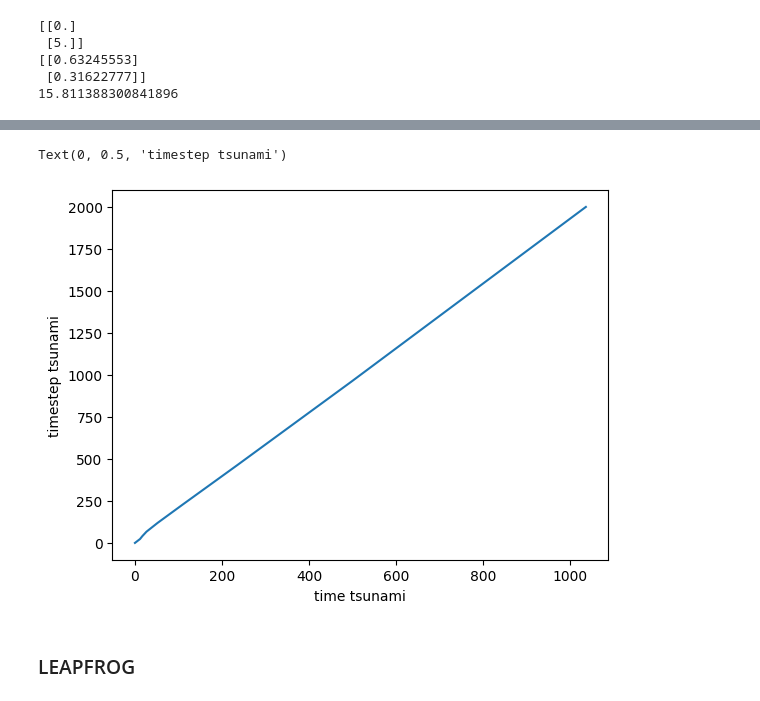
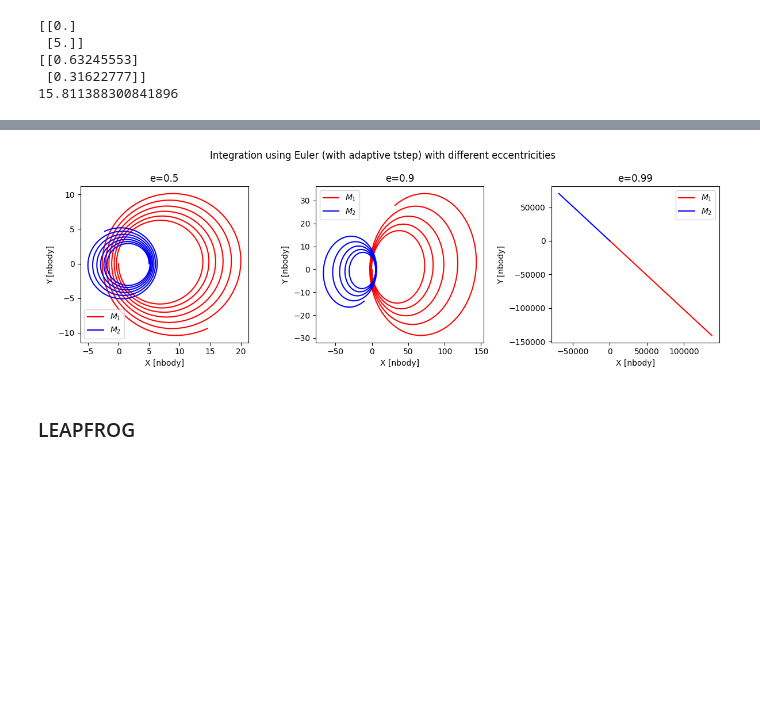
Before and after one commit to giadaaggio/compastro_23, a Jupyter notebook: Fireworks/assignment3/eccentric_orbit_tsunami.ipynb, the cells around one changed output, grey strips where cells are left out. Saved outputs shown, nothing was run; the diff lists cells and outputs as text; code cells hidden in the pictures; blank space fills up the shorter version.

```diff
--- a/Fireworks/assignment3/eccentric_orbit_tsunami.ipynb
+++ b/Fireworks/assignment3/eccentric_orbit_tsunami.ipynb
@@ -145,10 +130,58 @@ plt.legend()
-# %%
-plt.plot(time_euler_1_tsunami, time2_euler_1_tsunami)
-plt.xlabel('time tsunami')
-plt.ylabel('timestep tsunami')
-# %% [output]
-Text(0, 0.5, 'timestep tsunami')
-[figure, removed]
+# %%
+# e = 0.5
+path1_euler_1_adaptive, path2_euler_1_adaptive, Etot_euler_1_adaptive, Ekin_euler_1_adaptive, Epot_euler_1_adaptive, time_euler_1_adaptive, time2_euler_1_adaptive = integration_euler_adaptive(part_1_euler_adaptive,
+                                                                                                                                                                                                h_1, tsimulation_1,
+                                                                                                                                                                                                t,
+                                                                                                                                                                                                N)
+
+
+# e = 0.9
+path1_euler_2_adaptive, path2_euler_2_adaptive, Etot_euler_2_adaptive, Ekin_euler_2_adaptive, Epot_euler_2_adaptive, time_euler_2_adaptive, time2_euler_2_adaptive = integration_euler_adaptive(part_2_euler_adaptive,
+                                                                                                                                                                                                h_2, tsimulation_2,
+                                                                                                                                                                                                t,
+                                                                                                                                                                                                N)
+
+
+# e = 0.99
+path1_euler_3_adaptive, path2_euler_3_adaptive, Etot_euler_3_adaptive, Ekin_euler_3_adaptive, Epot_euler_3_adaptive, time_euler_3_adaptive, time2_euler_3_adaptive = integration_euler_adaptive(part_3_euler_adaptive,
+                                                                                                                                                                                                h_3, tsimulation_3,
+                                                                                                                                                                                                t,
+                                                                                                                                                                                                N)
+# %%
+plt.figure(figsize=(12,4))
+
+plt.suptitle('Integration using Euler (with adaptive tstep) with different eccentricities')
+
+#e=0.5
+plt.subplot(1,3,1)
+plt.title('e=0.5')
+plt.plot(path1_euler_1_adaptive[:,0], path1_euler_1_adaptive[:,1], label=f'$M_1$', color='red')
+plt.plot(path2_euler_1_adaptive[:,0], path2_euler_1_adaptive[:,1], label=f'$M_2$', color='blue')
+plt.xlabel('X [nbody]')
+plt.ylabel('Y [nbody]')
+plt.legend()
+
+#e=0.9
+plt.subplot(1,3,2)
+plt.title('e=0.9')
+plt.plot(path1_euler_2_adaptive[:,0], path1_euler_2_adaptive[:,1], label=f'$M_1$', color='red')
+plt.plot(path2_euler_2_adaptive[:,0], path2_euler_2_adaptive[:,1], label=f'$M_2$', color='blue')
+plt.xlabel('X [nbody]')
+plt.ylabel('Y [nbody]')
+plt.legend()
+
+#e=0.99
+plt.subplot(1,3,3)
+plt.title('e=0.99')
+plt.plot(path1_euler_3_adaptive[:,0], path1_euler_3_adaptive[:,1], label=f'$M_1$', color='red')
+plt.plot(path2_euler_3_adaptive[:,0], path2_euler_3_adaptive[:,1], label=f'$M_2$', color='blue')
+plt.xlabel('X [nbody]')
+plt.ylabel('Y [nbody]')
+plt.legend()
+
+plt.tight_layout()
+# %% [output]
+[figure, added]
 # %% [markdown]
 ### LEAPFROG
 # %%
```
Also changed, not shown: parts of 23 cells of this notebook, 2 other files.
